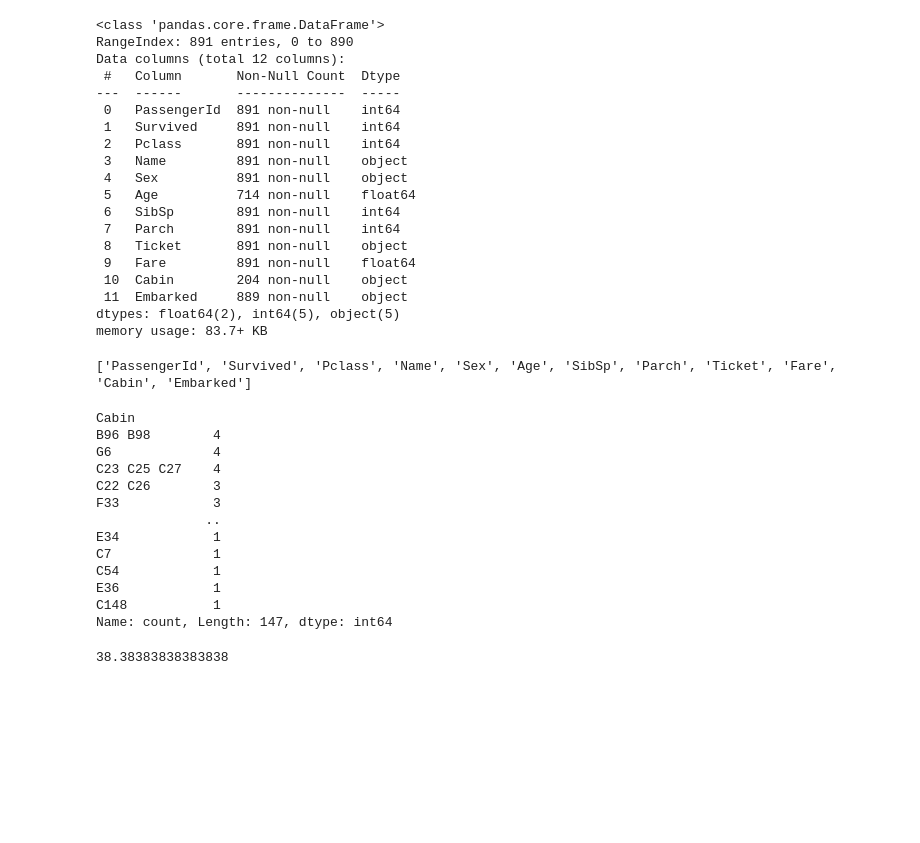
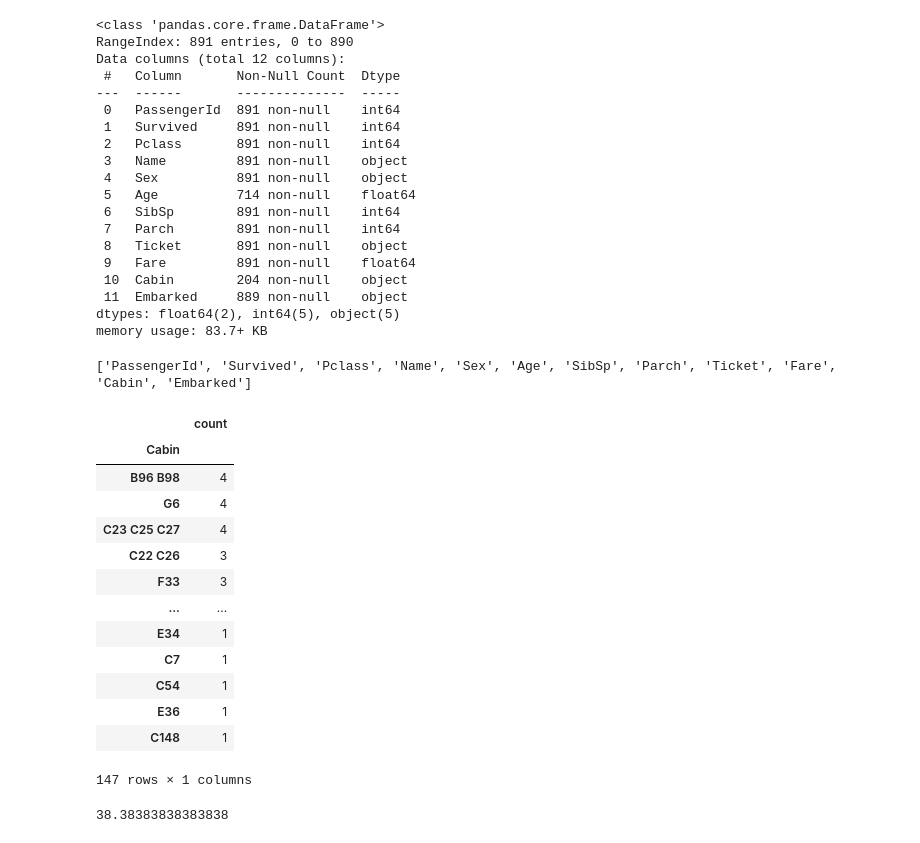
Before and after one commit to omdaelsfa7/CAE-Intern, a Jupyter notebook: lab2_titanic_pipeline.ipynb, the cells around one changed output. Drawn from its saved outputs; the diff is of its cells as text; code cells hidden in the pictures; blank space fills up the shorter version.

```diff
--- a/lab2_titanic_pipeline.ipynb
+++ b/lab2_titanic_pipeline.ipynb
@@ -78,22 +78,23 @@ memory usage: 83.7+ KB
 # %%
 df.describe()
 print(df.columns.tolist())
-df["Cabin"].value_counts()
+pd.DataFrame(df["Cabin"].value_counts())
 # %% [output]
 ['PassengerId', 'Survived', 'Pclass', 'Name', 'Sex', 'Age', 'SibSp', 'Parch', 'Ticket', 'Fare', 'Cabin', 'Embarked']
+|  | count |
+| Cabin |  |
+| B96 B98 | 4 |
+| G6 | 4 |
+| C23 C25 C27 | 4 |
+| C22 C26 | 3 |
+| F33 | 3 |
+| ... | ... |
+| E34 | 1 |
+| C7 | 1 |
+| C54 | 1 |
+| E36 | 1 |
+| C148 | 1 |
-Cabin
-B96 B98        4
-G6             4
-C23 C25 C27    4
-C22 C26        3
-F33            3
-              ..
-E34            1
-C7             1
-C54            1
-E36            1
-C148           1
-Name: count, Length: 147, dtype: int64
+147 rows × 1 columns
 # %%
 # 👉 TODO 1 — What fraction of passengers survived?
 # Hint: Survived is 0/1, so its .mean() IS the survival rate.
```
Also changed, not shown: parts of 14 cells of this notebook.
